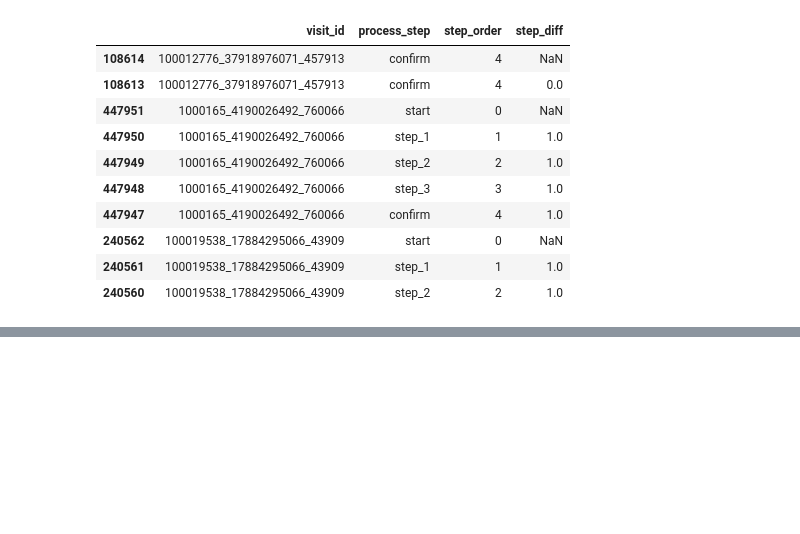
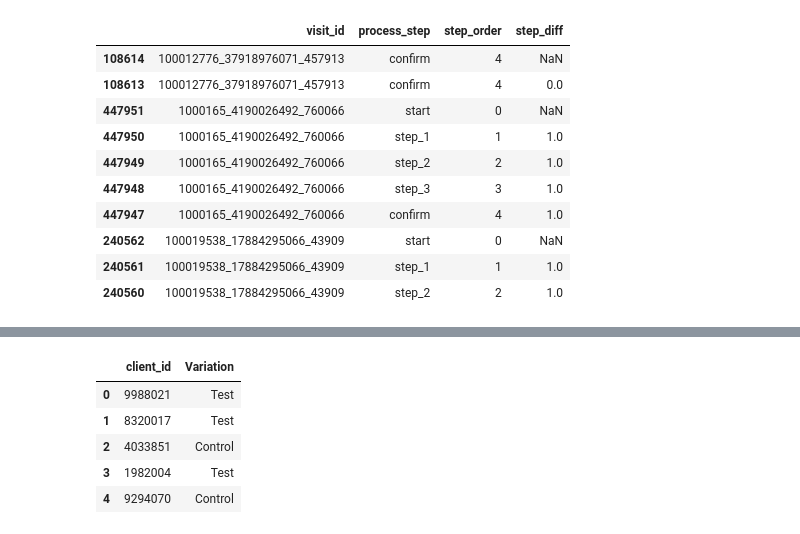
Before and after one commit to Felixpere/vanguard-project, a Jupyter notebook: 01_webdata_cleaning.ipynb, the cells around one changed output, grey strips where cells are left out. Saved outputs shown, nothing was run; the diff lists cells and outputs as text; code cells hidden in the pictures; blank space fills up the shorter version.

```diff
--- a/01_webdata_cleaning.ipynb
+++ b/01_webdata_cleaning.ipynb
@@ -161,0 +188,11 @@ error_rate
+# %%
+# Load experiment client group
+df_experiment = pd.read_csv("df_final_experiment_clients.txt", sep=",")
+df_experiment.head()
+# %% [output]
+|  | client_id | Variation |
+| 0 | 9988021 | Test |
+| 1 | 8320017 | Test |
+| 2 | 4033851 | Control |
+| 3 | 1982004 | Test |
+| 4 | 9294070 | Control |
```
Also changed, not shown: parts of 13 cells of this notebook.
